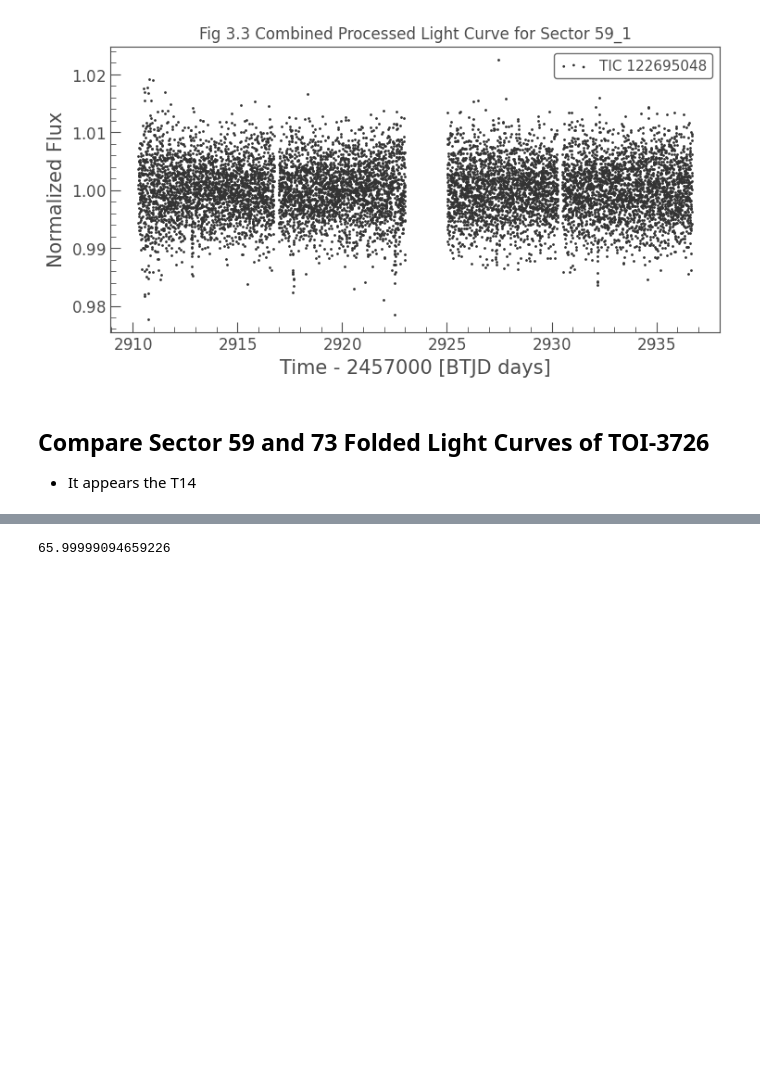
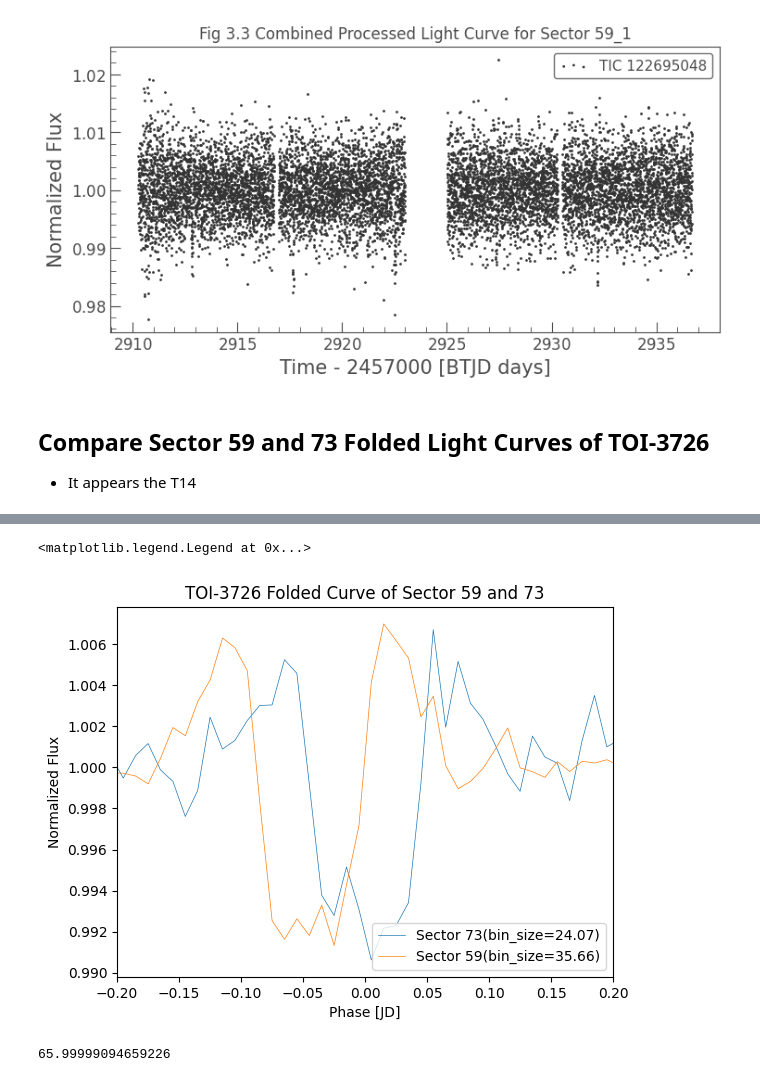
Before and after one commit to sophia268238/astronomy_ml, a Jupyter notebook: notebooks/TOI_3726.ipynb, the cells around one changed output, grey strips where cells are left out. Saved outputs shown, nothing was run; the diff lists cells and outputs as text; code cells hidden in the pictures; blank space fills up the shorter version.

Commit message:
Compare sector of 59 and 73 across multiple TOIs

```diff
--- a/notebooks/TOI_3726.ipynb
+++ b/notebooks/TOI_3726.ipynb
@@ -156,17 +166,16 @@ Text(0.5, 1.0, 'Fig 3.3 Combined Processed Light Curve for Sector 59_1')
 # %%
 TRANSIT_PERIOD = 4.8404430882223
 
-lc1_clean.fold(period=TRANSIT_PERIOD, epoch_time=3290.4324).scatter()
+lc1_clean.fold(period=TRANSIT_PERIOD, epoch_time=EPOCH_TIME).scatter()
 plt.xlim(-0.10, 0.10)
 plt.ylim(0.975, 1.025)
-plt.title("Sector 73 Folded (epoch_time=3290.4324)")
+plt.title(f"Sector 73 Folded (epoch_time={EPOCH_TIME})")
 plt.axvline(x=0, color='red', linestyle='--', label="x = 0.0")
 
-lc0_clean.append(lc2_clean).fold(period=TRANSIT_PERIOD, epoch_time=3290.4324).scatter()
+lc0_clean.append(lc2_clean).fold(period=TRANSIT_PERIOD, epoch_time=EPOCH_TIME).scatter()
 plt.axvline(x=0, color='red', linestyle='--', label="x = 0.0")
 plt.axvline(x=-0.0357, color='grey', linestyle='--', label="x = -0.04028")
 plt.text(-0.06, 1.02, "x=-0.04028 BJD")
-plt.title("Sector 59_1&2 Folded (epoch_time=3290.4324)")
+plt.title("Sector 59_0&1 Folded (epoch_time=3290.4324)")
 plt.xlim(-0.2, 0.2)
-_=_
 # %% [output]
@@ -173,5 +183,20 @@ _=_
 [figure]
 [figure]
+# %%
+ax=plt.subplot()
+binned_lc = lc1_clean.fold(period=TRANSIT_PERIOD, epoch_time=EPOCH_TIME).bin(time_bin_size=0.01)
+binned_lc.plot(ax=ax)
+plt.xlim(-0.2, 0.2)
+plt.title(f"{TOI} Folded Curve of Sector 59 and 73")
+binning_avg_size_73 = len(lc1_clean) / len(binned_lc)
+
+binned_lc = lc0_clean.fold(period=TRANSIT_PERIOD, epoch_time=EPOCH_TIME).bin(time_bin_size=0.01)
+binned_lc.plot(ax=ax)
+binning_avg_size_59 = len(lc0_clean) / len(binned_lc)
+plt.legend([f"Sector 73(bin_size={binning_avg_size_73:.2f})", f"Sector 59(bin_size={binning_avg_size_59:.2f})"])
+# %% [output]
+<matplotlib.legend.Legend at 0x...>
+[figure, added]
 # %%
 (2460609.9016 - (3290.4324 + 2457000))/TRANSIT_PERIOD
 # %% [output]
```
Also changed, not shown: parts of 8 cells of this notebook, 2 other files.
